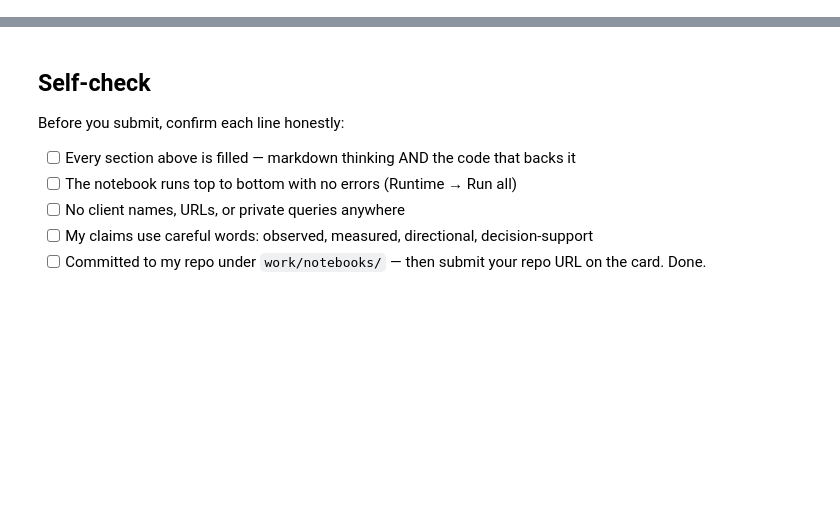
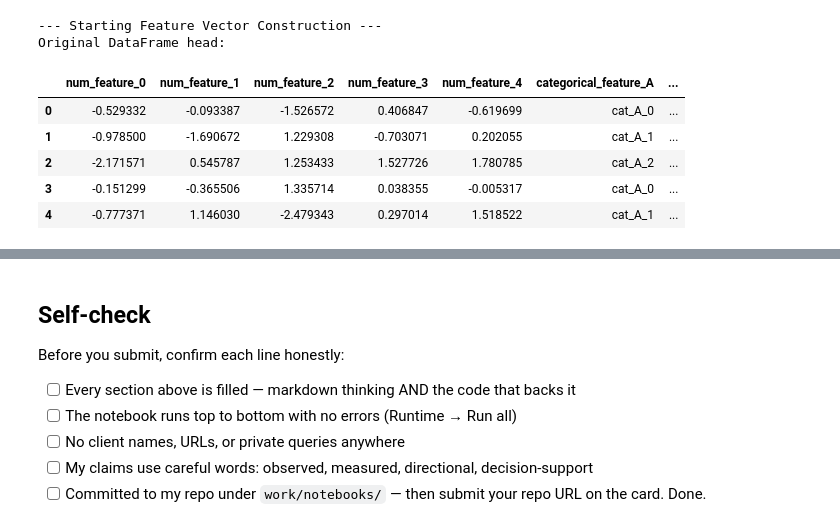
Before and after one commit to Rattan-Kumar/flyrank-ML-Intership, a Jupyter notebook: work/notebooks/w03_feature_leakage_check.ipynb, the cells around one changed output, grey strips where cells are left out. Cells and saved outputs as stored; diff of their text form; code cells hidden in the pictures; blank space fills up the shorter version.

```diff
--- a/work/notebooks/w03_feature_leakage_check.ipynb
+++ b/work/notebooks/w03_feature_leakage_check.ipynb
@@ -36,0 +20,79 @@ This skeleton is yours to fill. Work the sections **in order** — each one has
+# %%
+# This cell is for CODE (numbers, a query, a check).
+# Write your text answer in the cell ABOVE this one — typing sentences here breaks Run All.
+
+import pandas as pd
+from sklearn.datasets import make_classification
+from sklearn.model_selection import train_test_split
+from sklearn.preprocessing import OneHotEncoder, StandardScaler
+from sklearn.impute import SimpleImputer
+
+print("--- Starting Feature Vector Construction ---")
+
+# 1. Simulate a dataset for demonstration
+# Let's create a synthetic dataset with numerical, categorical, and some missing values.
+# Features: 5 numerical, 2 categorical (one with missing values), 1 target
+X, y = make_classification(
+    n_samples=1000,
+    n_features=5,
+    n_informative=3,
+    n_redundant=0,
+    n_repeated=0,
+    n_classes=2,
+    random_state=42
+)
+
+df = pd.DataFrame(X, columns=[f'num_feature_{i}' for i in range(5)])
+df['categorical_feature_A'] = pd.Series([f'cat_A_{i%3}' for i in range(1000)])
+df['categorical_feature_B'] = pd.Series([f'cat_B_{i%2}' if i%10 != 0 else None for i in range(1000)]) # Introduce NaNs
+df['target'] = y
+
+print("Original DataFrame head:")
+display(df.head())
+print("Original DataFrame info:")
+df.info()
+
+# 2. Feature Engineering (Example: create an interaction term)
+df['interaction_feature'] = df['num_feature_0'] * df['num_feature_1']
+print("\n--- After Feature Engineering (added 'interaction_feature') ---")
+
+# 3. Handle Missing Values
+# For numerical features, we'll use mean imputation (though not strictly necessary here since `make_classification` doesn't produce NaNs for numericals).
+# For categorical features, we'll use a constant imputation strategy (e.g., 'missing').
+
+numerical_features = [f'num_feature_{i}' for i in range(5)] + ['interaction_feature']
+categorical_features = ['categorical_feature_A', 'categorical_feature_B']
+
+# Impute missing values for categorical features
+cat_imputer = SimpleImputer(strategy='constant', fill_value='missing')
+df[categorical_features] = cat_imputer.fit_transform(df[categorical_features])
+
+print("\n--- After Handling Missing Values ---")
+print("Missing values after imputation:")
+print(df[categorical_features].isnull().sum())
+
+# 4. Categorical Encoding (One-Hot Encoding)
+encoder = OneHotEncoder(handle_unknown='ignore', sparse_output=False)
+encoded_features = encoder.fit_transform(df[categorical_features])
+encoded_feature_names = encoder.get_feature_names_out(categorical_features)
+encoded_df = pd.DataFrame(encoded_features, columns=encoded_feature_names, index=df.index)
+
+# Combine numerical and encoded categorical features
+df_processed = pd.concat([df[numerical_features], encoded_df, df['target']], axis=1)
+
+print("\n--- After Categorical Encoding ---")
+print("Processed DataFrame head (feature vector):")
+display(df_processed.head())
+print("Processed DataFrame info (feature vector):")
+df_processed.info()
+
+print("--- Feature Vector Construction Complete ---")
+# %% [output]
+--- Starting Feature Vector Construction ---
+Original DataFrame head:
+|  | num_feature_0 | num_feature_1 | num_feature_2 | num_feature_3 | num_feature_4 | categorical_feature_A | ... |
+| 0 | -0.529332 | -0.093387 | -1.526572 | 0.406847 | -0.619699 | cat_A_0 | ... |
+| 1 | -0.978500 | -1.690672 | 1.229308 | -0.703071 | 0.202055 | cat_A_1 | ... |
+| 2 | -2.171571 | 0.545787 | 1.253433 | 1.527726 | 1.780785 | cat_A_2 | ... |
+| 3 | -0.151299 | -0.365506 | 1.335714 | 0.038355 | -0.005317 | cat_A_0 | ... |
+| 4 | -0.777371 | 1.146030 | -2.479343 | 0.297014 | 1.518522 | cat_A_1 | ... |
```
Also changed, not shown: parts of 16 cells of this notebook.
